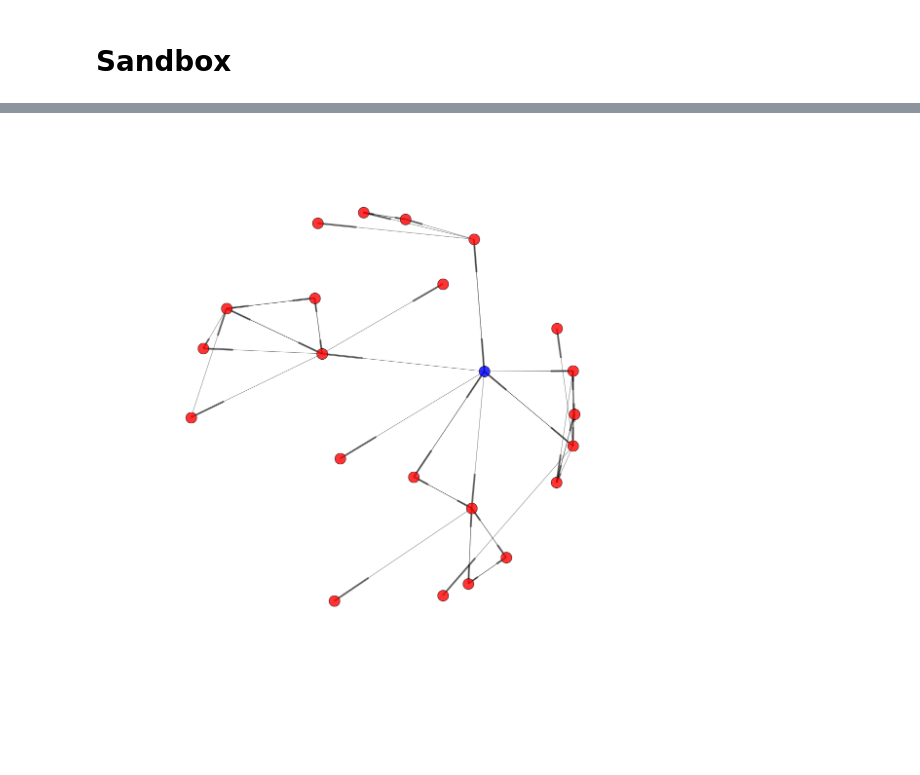
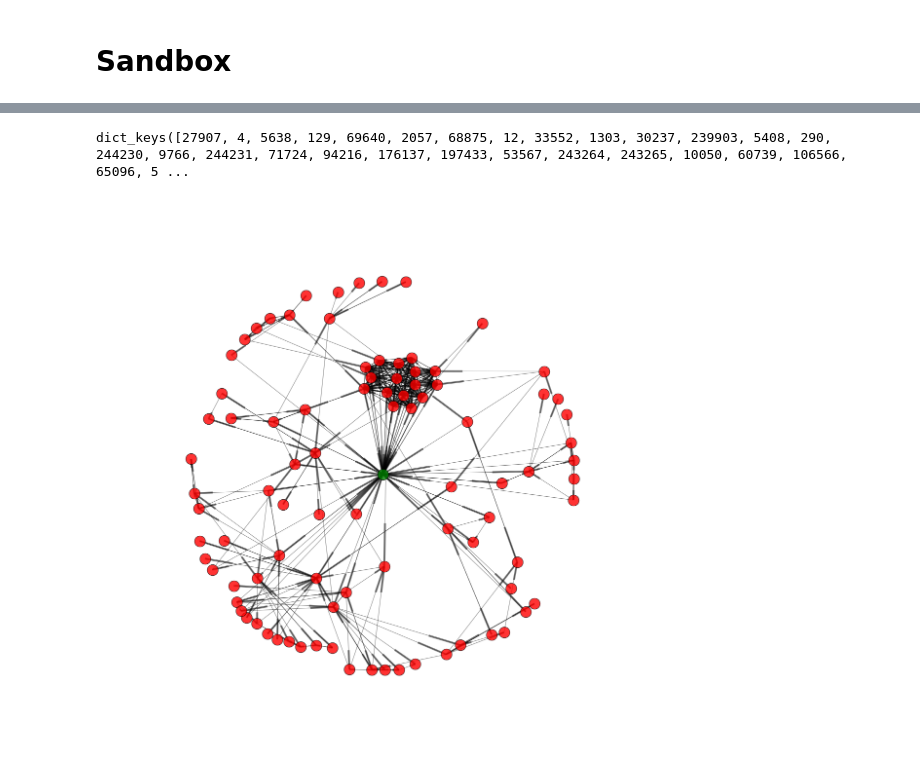
Before and after one commit to massimo-nocentini/scratchpad, a Jupyter notebook: chapters/notebooks/oeis-mining.ipynb, the cells around one changed output, grey strips where cells are left out. Cells and saved outputs as stored; diff of their text form; code cells hidden in the pictures; blank space fills up the shorter version.

Commit message:
Add Catalan use case.

```diff
--- a/chapters/notebooks/oeis-mining.ipynb
+++ b/chapters/notebooks/oeis-mining.ipynb
@@ -65,5 +67,5 @@ def oeis_graph(seq_id, depth=2):
 # %%
-graph = oeis_graph(seq_id=45, depth=2)
+graph = oeis_graph(seq_id=45, depth=3)
 # %% [output]
 cross references of sequence id 45:
 {114690, 36355, 383, 94216, 90888, 152063, 100492, 99731, 254719, 7317, 104597, 101399, 101400, 59929, 1690, 39834, 144152, 157725, 157726, 157727, 288, 157728, 157729, 32, 930, 103323, 37027, 60455,  ...
@@ -98,0 +127,2 @@ for seq_id, v in graph.items():
+# %%
+graph = oeis_graph(seq_id=108, depth=3)
@@ -98,0 +147,12 @@ for seq_id, v in graph.items():
+# %%
+graph.keys()
+# %% [output]
+dict_keys([27907, 4, 5638, 129, 69640, 2057, 68875, 12, 33552, 1303, 30237, 239903, 5408, 290, 244230, 9766, 244231, 71724, 94216, 176137, 197433, 53567, 243264, 243265, 10050, 60739, 106566, 65096, 5 ...
+# %%
+G=nx.DiGraph()
+
+G.add_nodes_from(graph.keys())
+
+for seq_id, v in graph.items():
+    for ref_seq_id in filter(lambda r: r in graph, v['xref_as_set']):
+        G.add_edge(seq_id, ref_seq_id)
@@ -99,22 +161,22 @@ for seq_id, v in graph.items():
 # %%
-pos=nx.spring_layout(G) # positions for all nodes
+pos=nx.spring_layout(G)#, iterations=200) # positions for all nodes
 
 # nodes
 nx.draw_networkx_nodes(G,pos,
-                       nodelist=[45],
-                       node_color='b',
+                       nodelist=[108],#catalan
+                       node_color='g',
                        node_size=500,
                    alpha=0.8)
 nx.draw_networkx_nodes(G,pos,
-                       nodelist=set(graph.keys())-set([45]),
+                       nodelist=set(graph.keys())-set([45, 108]),
                        node_color='r',
                        node_size=500,
                    alpha=0.8)
 nx.draw_networkx_edges(G,pos,width=1.0,alpha=0.5)
 plt.axis('off')
 plt.show() # display
 # %% [output]
-[figure, old version]
+[figure, new version]
 # %% [markdown]
 ---
 <a rel="license" href="http://creativecommons.org/licenses/by-nc-sa/4.0/"><img alt="Creative Commons License" style="border-width:0" src="https://i.creativecommons.org/l/by-nc-sa/4.0/88x31.png" /></a><br />This work is licensed under a <a rel="license" href="http://creativecommons.org/licenses/by-nc-sa/4.0/">Creative Commons Attribution-NonCommercial-ShareAlike 4.0 International License</a>.
```
Also changed, not shown: parts of 7 cells of this notebook.
